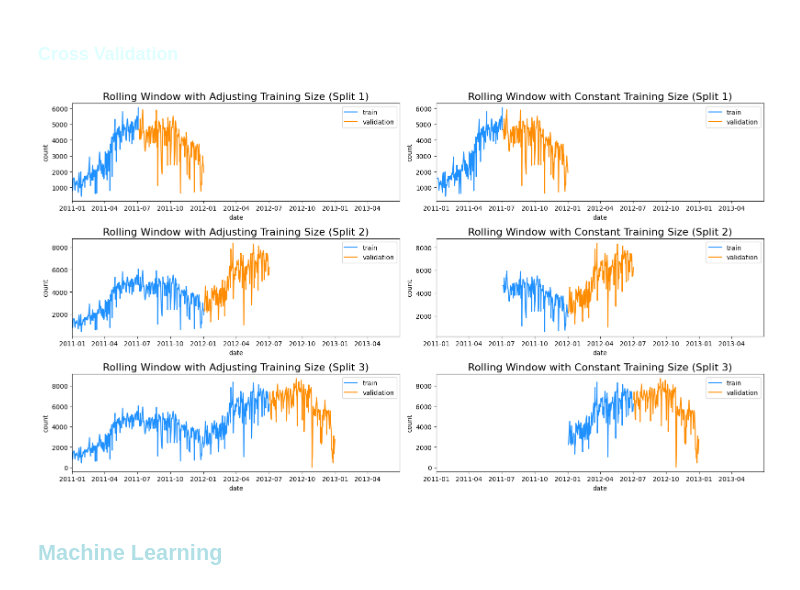
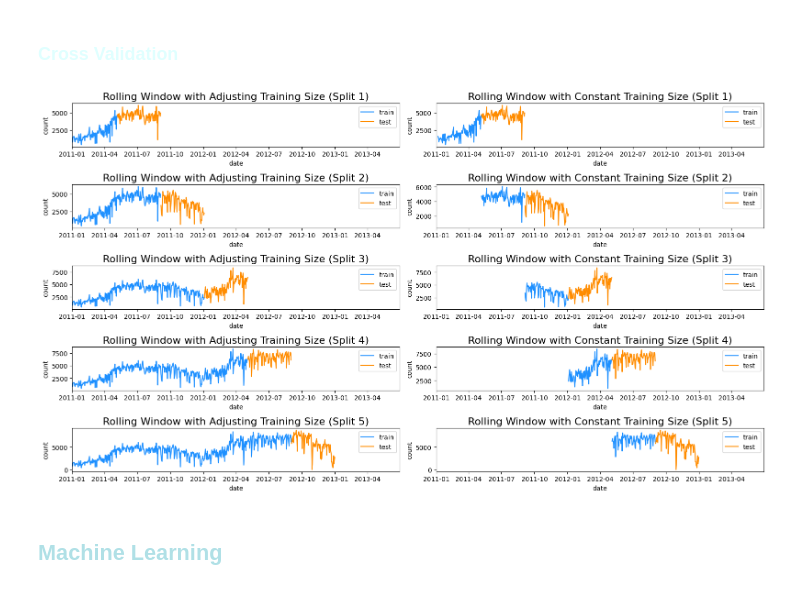
Before and after one commit to ClemRibe/ProjetML, a Jupyter notebook: ProjetML.ipynb, the cells around one changed output. Saved outputs shown, nothing was run; the diff lists cells and outputs as text; code cells hidden in the pictures.

```diff
--- a/ProjetML.ipynb
+++ b/ProjetML.ipynb
@@ -396,7 +396,7 @@ plt.show()
 # %% [markdown]
 ### <span style="color:lightcyan">**Cross Validation**</span>
 # %%
-N_SPLITS = 3
+N_SPLITS = 5
 
 X = day_df.date
 y = day_df['count']
@@ -405,27 +405,27 @@ folds = TimeSeriesSplit(n_splits=N_SPLITS)
 # %%
 f, ax = plt.subplots(nrows=N_SPLITS, ncols=2, figsize=(16, 9))
 
 for i, (train_index, valid_index) in enumerate(folds.split(X)):
     X_train, X_valid = X[train_index], X[valid_index]
     y_train, y_valid = y[train_index], y[valid_index]
 
     sns.lineplot(x= X_train, y= y_train, ax=ax[i,0], color='dodgerblue', label='train')
     sns.lineplot(x= X_train[len(X_train) - len(X_valid):(len(X_train) - len(X_valid) + len(X_valid))],
                  y= y_train[len(X_train) - len(X_valid):(len(X_train) - len(X_valid) + len(X_valid))],
                  ax=ax[i,1], color='dodgerblue', label='train')
 
     for j in range(2):
-        sns.lineplot(x= X_valid, y= y_valid, ax=ax[i, j], color='darkorange', label='validation')
+        sns.lineplot(x= X_valid, y= y_valid, ax=ax[i, j], color='darkorange', label='test')
     ax[i, 0].set_title(f"Rolling Window with Adjusting Training Size (Split {i+1})", fontsize=16)
     ax[i, 1].set_title(f"Rolling Window with Constant Training Size (Split {i+1})", fontsize=16)
 
 for i in range(N_SPLITS):
     ax[i, 0].set_xlim([date(2011, 1, 1), date(2013, 6, 30)])
     ax[i, 1].set_xlim([date(2011, 1, 1), date(2013, 6, 30)])
 plt.tight_layout()
 plt.show()
 # %% [output]
-[figure, old version]
+[figure, new version]
 # %% [markdown]
 ## <span style="color:powderblue">**Machine Learning**</span>
 # %%
```
Also changed, not shown: parts of 8 cells of this notebook.
